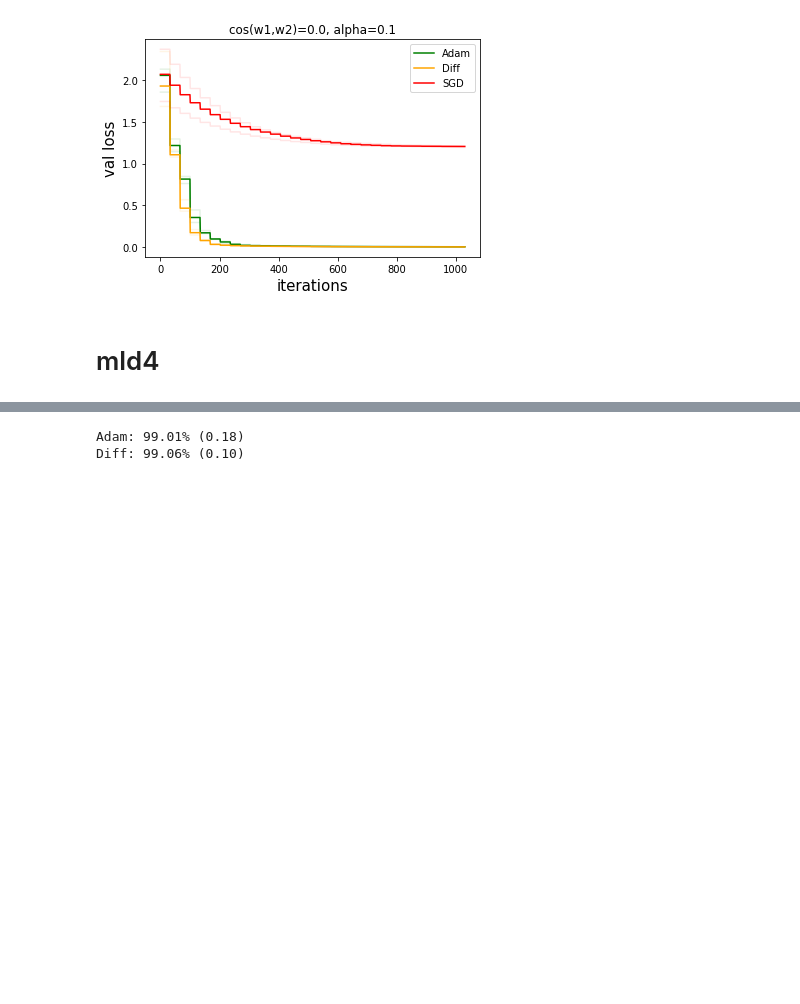
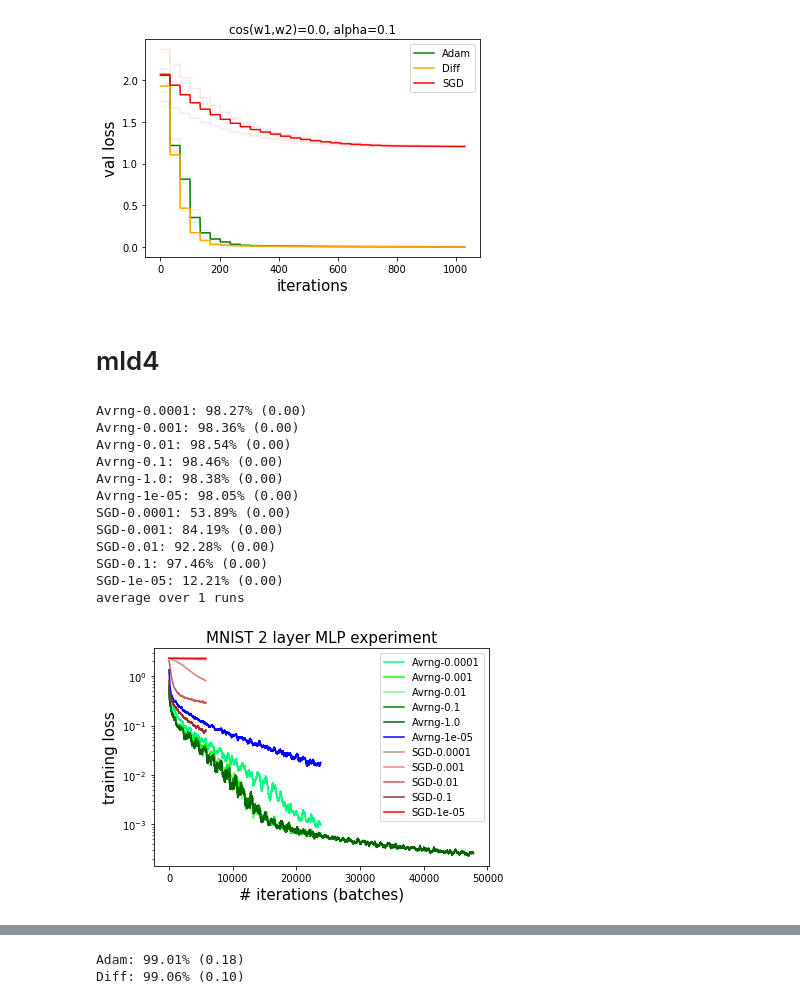
Before and after one commit to nathanwang000/MTL, a Jupyter notebook: RK4.ipynb, the cells around one changed output, grey strips where cells are left out. Saved outputs shown, nothing was run; the diff lists cells and outputs as text; code cells hidden in the pictures; blank space fills up the shorter version.

```diff
--- a/RK4.ipynb
+++ b/RK4.ipynb
@@ -255,6 +255,57 @@ plt.show()
 [figure]
 # %% [markdown]
 # mld4
+# %%
+import glob
+import matplotlib.pyplot as plt
+from lib.utils import smooth
+from sklearn.externals import joblib
+import numpy as np
+
+# collect
+res = {}
+accs = {}
+for fn in sorted(glob.glob('/data2/jiaxuan/2019/pytorch_tutorial_fork/tutorials/01-basics/feedforward_neural_network/train_loss/*.train_losses')):
+    k = fn.split('/')[-1].split('^')[0]
+    if k.split('-')[0] not in ['SGD', 'Avrng']: #['SGD', 'Adam']:#, ['Avrng', 'Diff', 'AdamVR']:
+        continue
+
+    if not res.get(k):
+        res[k] = []
+        accs[k] = []
+    res[k].append(smooth(joblib.load(fn), 200))
+    acc = float('.'.join(fn.split('/')[-1].split('^.')[-1].split('.')[:-1]))
+    accs[k].append(acc)
+
+# report
+colors = ['springgreen', 'lime', 'lightgreen', 'green', 'darkgreen','blue',
+          'rosybrown', 'lightcoral', 'indianred', 'brown', 'red', 'orange']
+for i, (k, v) in enumerate(sorted(res.items())):
+    print('{}: {:.2f}% ({:.2f})'.format(k, np.mean(accs[k]), np.std(accs[k])))
+    plt.semilogy(np.percentile(v, 50, 0), label=k, c=colors[i])
+    plt.semilogy(np.percentile(v, 25, 0), alpha=0.1, c=colors[i])
+    plt.semilogy(np.percentile(v, 75, 0), alpha=0.1, c=colors[i])
+
+print('average over {} runs'.format(len(v)))
+plt.legend()
+plt.title('MNIST 2 layer MLP experiment', fontsize=15)
+plt.ylabel('training loss', fontsize=15)
+plt.xlabel('# iterations (batches)', fontsize=15)
+plt.show()
+# %% [output]
+Avrng-0.0001: 98.27% (0.00)
+Avrng-0.001: 98.36% (0.00)
+Avrng-0.01: 98.54% (0.00)
+Avrng-0.1: 98.46% (0.00)
+Avrng-1.0: 98.38% (0.00)
+Avrng-1e-05: 98.05% (0.00)
+SGD-0.0001: 53.89% (0.00)
+SGD-0.001: 84.19% (0.00)
+SGD-0.01: 92.28% (0.00)
+SGD-0.1: 97.46% (0.00)
+SGD-1e-05: 12.21% (0.00)
+average over 1 runs
+[figure, added]
 # %%
 import glob
 from lib.utils import smooth
```
Also changed, not shown: parts of 2 cells of this notebook, 2 other files.
